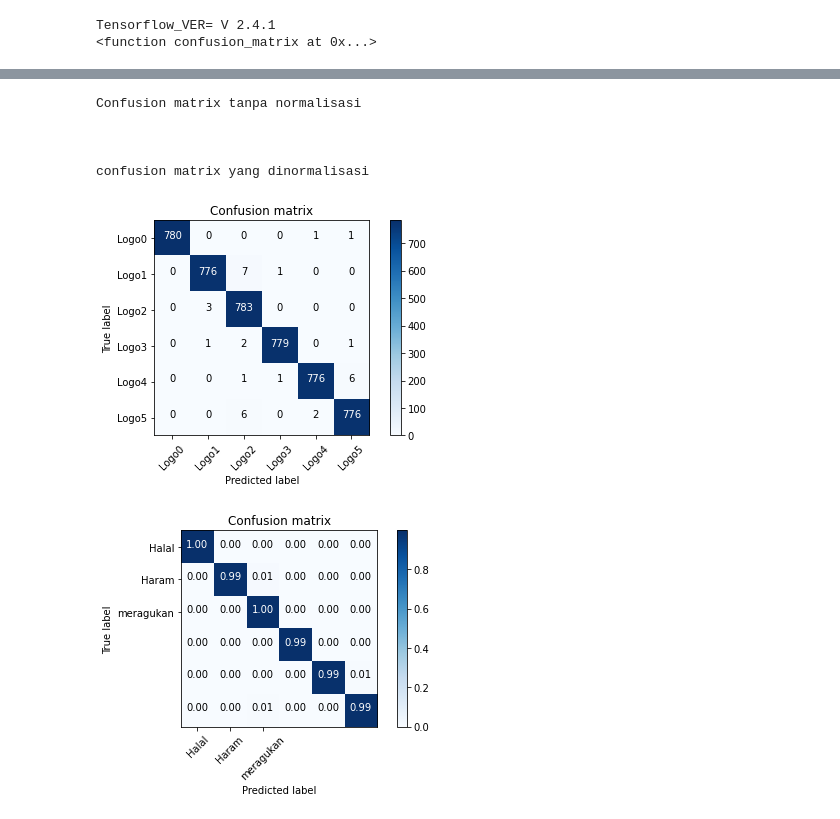
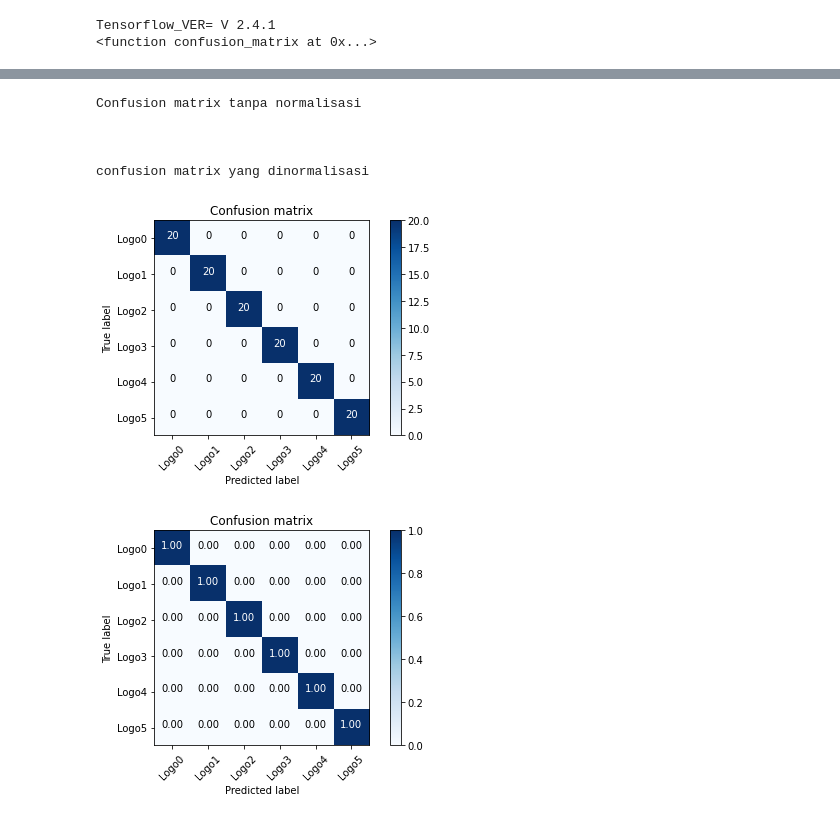
Before and after one commit to ajaxrays21/Resnet-50fortrademark, a Jupyter notebook: Resnet50_for_six_logo_class_of_Trademark.ipynb, the cells around one changed output, grey strips where cells are left out. Drawn from its saved outputs; the diff is of its cells as text; code cells hidden in the pictures.

```diff
--- a/Resnet50_for_six_logo_class_of_Trademark.ipynb
+++ b/Resnet50_for_six_logo_class_of_Trademark.ipynb
@@ -41,9 +42,9 @@ print(confusion_matrix)
 Tensorflow_VER= V 2.4.1
 <function confusion_matrix at 0x...>
 # %%
-train_data_dir = '/content/gdrive/MyDrive/Dataset/Dataset for first keras/temp3 set of 20/train/'
-test_data_dir = '/content/gdrive/MyDrive/Dataset/Dataset for first keras/temp3 set of 20/train/'
-validation_data_dir = '/content/gdrive/MyDrive/Dataset/Dataset for first keras/temp3 set of 20/val/'
+train_data_dir = '/content/drive/MyDrive/Dataset/Dataset for first keras/temp3 set of 20/train'
+test_data_dir = '/content/drive/MyDrive/Dataset/Dataset for first keras/temp3 set of 20/test'
+validation_data_dir = '/content/drive/MyDrive/Dataset/Dataset for first keras/temp3 set of 20/val'
 
 #TUNING SEBAGIAN DISINI
 batch_size = 16
@@ -214,7 +320,7 @@ generator_top = datagen.flow_from_directory(
 nb_train_samples = len(generator_top.filenames)
 num_classes = len(generator_top.class_indices)
 
-train_data = np.load('/content/gdrive/MyDrive/Dataset/Dataset for first keras/temp3 set of 20/bottleneck_features_train.npy')
+train_data = np.load('/content/drive/MyDrive/Dataset/Dataset for first keras/temp3 set of 20/bottleneck_features_train.npy')
 
 train_labels = generator_top.classes
 
@@ -230,7 +336,7 @@ generator_top = datagen.flow_from_directory(
 
 nb_test_samples = len(generator_top.filenames)
 
-test_data = np.load('/content/gdrive/MyDrive/Dataset/Dataset for first keras/temp3 set of 20/bottleneck_features_test.npy')
+test_data = np.load('/content/drive/MyDrive/Dataset/Dataset for first keras/temp3 set of 20/bottleneck_features_test.npy')
 
 
 test_labels = generator_top.classes
@@ -293,7 +399,7 @@ plt.ylabel('accuracy')
 plt.xlabel('epoch')
 plt.legend()
 plotacc.show()
-plt.savefig("/content/Image-Classification-using-VGG19-and-Resnet/gambar/resnet50/train/Acc_resnet50_{}Batch_{}E_Opt={}_lr={}.jpg".format(batch_size, len(acc),opt,lr))
+plt.savefig("/content/drive/MyDrive/Dataset/Dataset for first keras/temp3 set of 20/gambar/resnet50/train/Acc_resnet50_{}Batch_{}E_Opt={}_lr={}.jpg".format(batch_size, len(acc),opt,lr))
 
 
 
@@ -305,7 +411,7 @@ plt.ylabel('loss')
 plt.xlabel('epoch')
 plt.legend()
 plotloss.show()
-plt.savefig("/content/Image-Classification-using-VGG19-and-Resnet/gambar/resnet50/train/Loss_resnet50_{}Batch_{}E_Opt={}_lr={}.jpg".format(batch_size, len(acc),opt,lr))
+plt.savefig("/content/drive/MyDrive/Dataset/Dataset for first keras/temp3 set of 20/gambar/resnet50/train/Loss_resnet50_{}Batch_{}E_Opt={}_lr={}.jpg".format(batch_size, len(acc),opt,lr))
 
 Evaluasi=model.evaluate(test_data, test_labels)
 print(Evaluasi)
@@ -352,16 +458,16 @@ weighted avg       0.99      0.99      0.99      4703
 # %%
 plotcmnn = plt.figure(3)
 plot_confusion_matrix(confusion_matrix, ['Logo0','Logo1','Logo2','Logo3','Logo4','Logo5'])
 plt.savefig("/content/Image-Classification-using-VGG19-and-Resnet/gambar/resnet50/train/CMNN_resnet50_{}Batch_{}E_Opt={}_lr={}.jpg".format(batch_size, len(acc),opt,lr))
 
 plotcmn = plt.figure(4)
-plot_confusion_matrix(confusion_matrix, ['Halal','Haram','meragukan'],normalize=True)
+plot_confusion_matrix(confusion_matrix, ['Logo0','Logo1','Logo2','Logo3','Logo4','Logo5'],normalize=True)
 plt.savefig("/content/Image-Classification-using-VGG19-and-Resnet/gambar/resnet50/train/CMN_resnet50_{}Batch_{}E_Opt={}_lr={}.jpg".format(batch_size, len(acc),opt,lr))
 # %% [output]
 Confusion matrix tanpa normalisasi
 
 
 
 confusion matrix yang dinormalisasi
-[figure, old version]
+[figure, new version]
-[figure, old version]
+[figure, new version]
```
Also changed, not shown: parts of 7 cells of this notebook.
